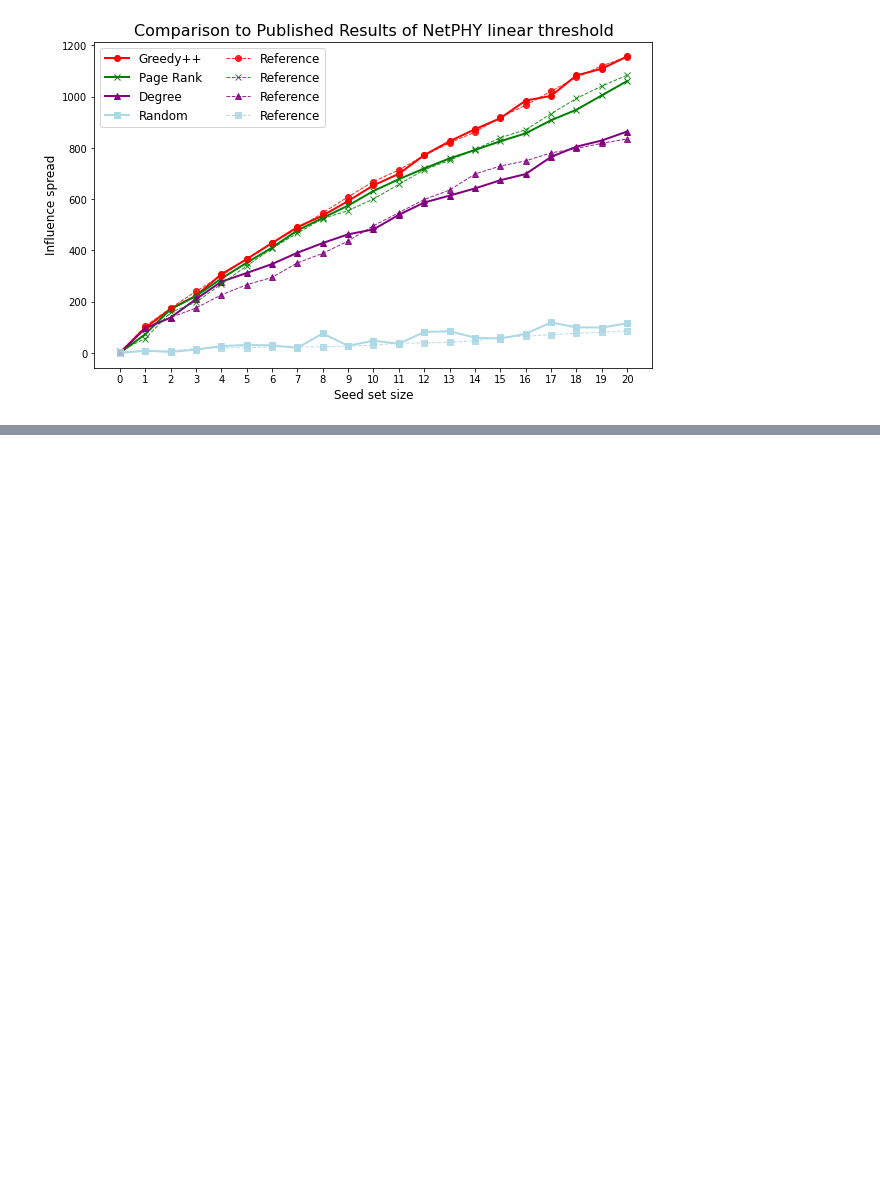
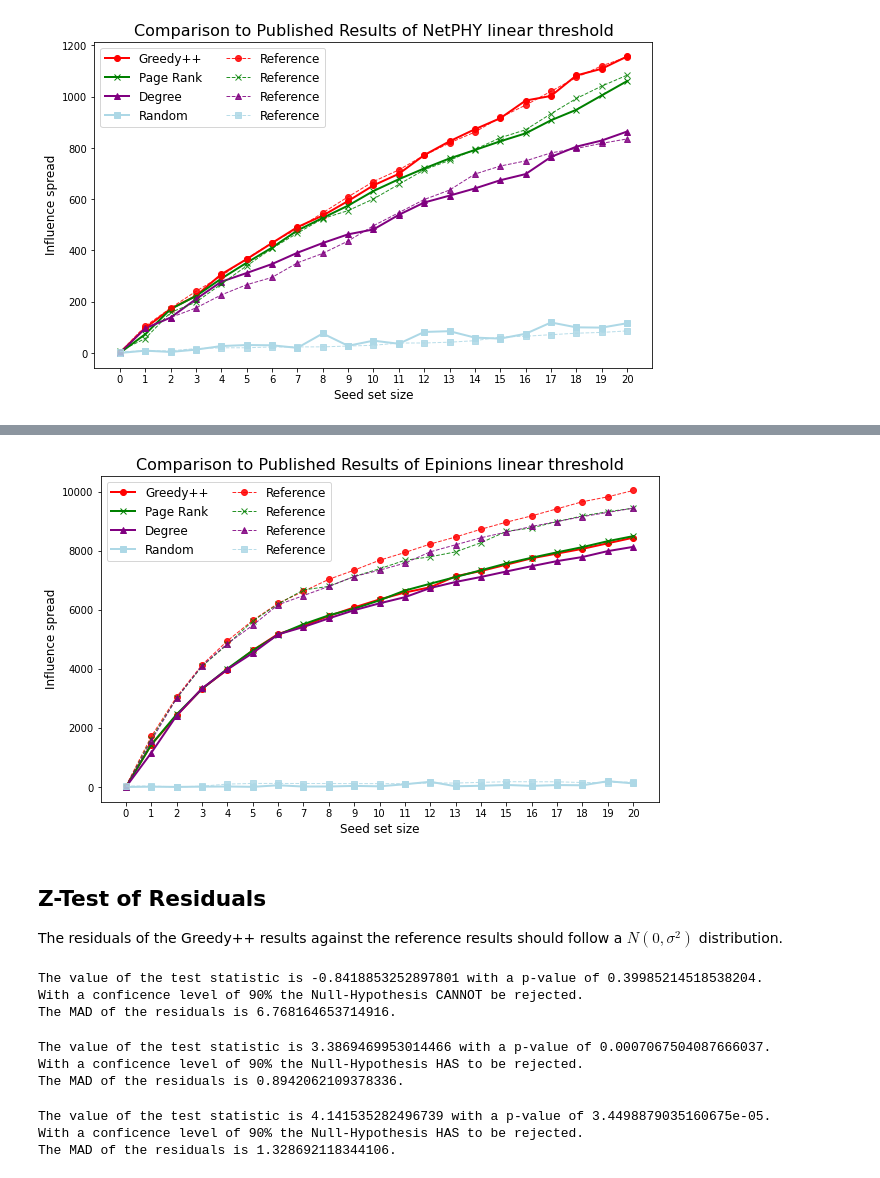
Before and after one commit to mfm92/Reproducibility_TopK, a Jupyter notebook: stats_test.ipynb, the cells around one changed output, grey strips where cells are left out. Drawn from its saved outputs; the diff is of its cells as text; code cells hidden in the pictures; blank space fills up the shorter version.

Commit message:
Updates influence files and greedy epinion results

```diff
--- a/stats_test.ipynb
+++ b/stats_test.ipynb
@@ -57,3 +60,8 @@ df_random_epinions = pd.read_csv("Random_output_Epinions_linear/Influence.csv")
+# %%
+df_greedy_epinions_IC = pd.read_csv("Greedy++_output_Epinions_linear/Influence_IC.csv")
+df_pagerank_epinions_IC = pd.read_csv("PageRank_output_Epinions_linear/Influence_IC.csv")
+df_degree_epinions_IC = pd.read_csv("Degree_output_Epinions_linear/Influence_IC.csv")
+df_random_epinions_IC = pd.read_csv("Random_output_Epinions_linear/Influence_IC.csv")
 # %% [markdown]
 ## Statistical tests
 
@@ -287,0 +299,9 @@ plot_reference_comparison(df_greedy_epinions, df_pagerank_epinions, df_degree_ep
+# %%
+plot_reference_comparison(df_greedy_epinions_IC, df_pagerank_epinions_IC, df_degree_epinions_IC, df_random_epinions_IC,
+                       dataset="Epinions", threshold="linear")
+# %% [output]
+[figure, added]
+# %% [markdown]
+## Z-Test of Residuals
+
+The residuals of the Greedy++ results against the reference results should follow a $N(0,\sigma^2)$ distribution.
@@ -287,0 +320,18 @@ plot_reference_comparison(df_greedy_epinions, df_pagerank_epinions, df_degree_ep
+# %%
+z_test("NetHept", "linear")
+# %% [output]
+The value of the test statistic is -0.8418853252897801 with a p-value of 0.39985214518538204.
+With a conficence level of 90% the Null-Hypothesis CANNOT be rejected.
+The MAD of the residuals is 6.768164653714916.
+# %%
+z_test("NetHept", "convex")
+# %% [output]
+The value of the test statistic is 3.3869469953014466 with a p-value of 0.0007067504087666037.
+With a conficence level of 90% the Null-Hypothesis HAS to be rejected.
+The MAD of the residuals is 0.8942062109378336.
+# %%
+z_test("NetHept", "majority")
+# %% [output]
+The value of the test statistic is 4.141535282496739 with a p-value of 3.4498879035160675e-05.
+With a conficence level of 90% the Null-Hypothesis HAS to be rejected.
+The MAD of the residuals is 1.328692118344106.
```
Also changed, not shown: parts of 9 cells of this notebook, 15 other files.
